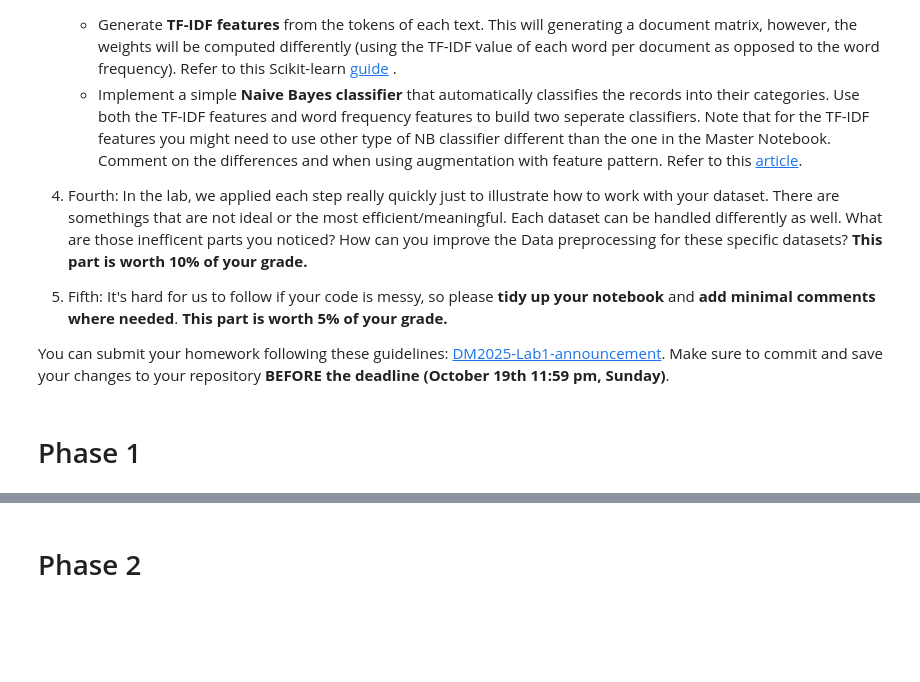
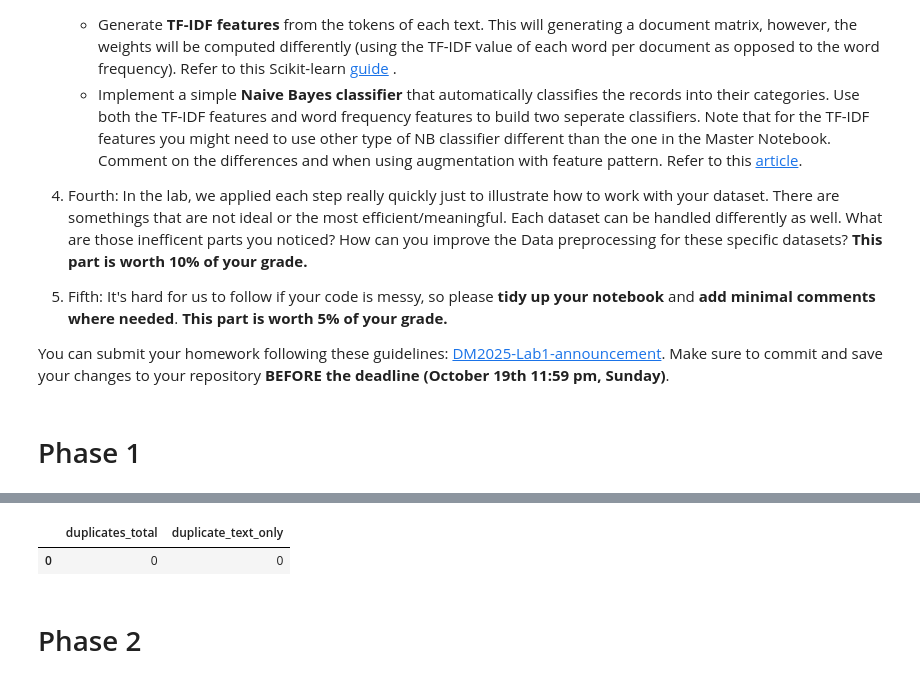
Before and after one commit to brandonlin991118/DM2025-Lab1-Exercise, a Jupyter notebook: DM2025-Lab1-Homework.ipynb, the cells around one changed output, grey strips where cells are left out. Drawn from its saved outputs; the diff is of its cells as text; code cells hidden in the pictures; blank space fills up the shorter version.

```diff
--- a/DM2025-Lab1-Homework.ipynb
+++ b/DM2025-Lab1-Homework.ipynb
@@ -62,0 +61,10 @@ You can submit your homework following these guidelines: [DM2025-Lab1-announceme
+# %%
+### Begin Assignment Here
+# Phase 1 (NEW dataset) — Setup
+import pandas as pd
+import numpy as np
+import matplotlib.pyplot as plt
+from pathlib import Path
+
+pd.set_option("display.max_colwidth", 140)
+pd.set_option("display.max_rows", 30)
@@ -63,3 +188,14 @@ You can submit your homework following these guidelines: [DM2025-Lab1-announceme
+# %%
+# Missing values per row (should usually be zeros after cleaning)
+X.isnull().sum(axis=1).value_counts()
+# Duplicates
+pd.DataFrame({
+    "duplicates_total":[int(X.duplicated().sum())],
+    "duplicate_text_only":[int(X.duplicated(subset=['text']).sum())]
+})
+# %% [output]
+|  | duplicates_total | duplicate_text_only |
+| 0 | 0 | 0 |
 # %% [markdown]
 # Phase 2
 # %%
```
Also changed, not shown: parts of 5 cells of this notebook.
